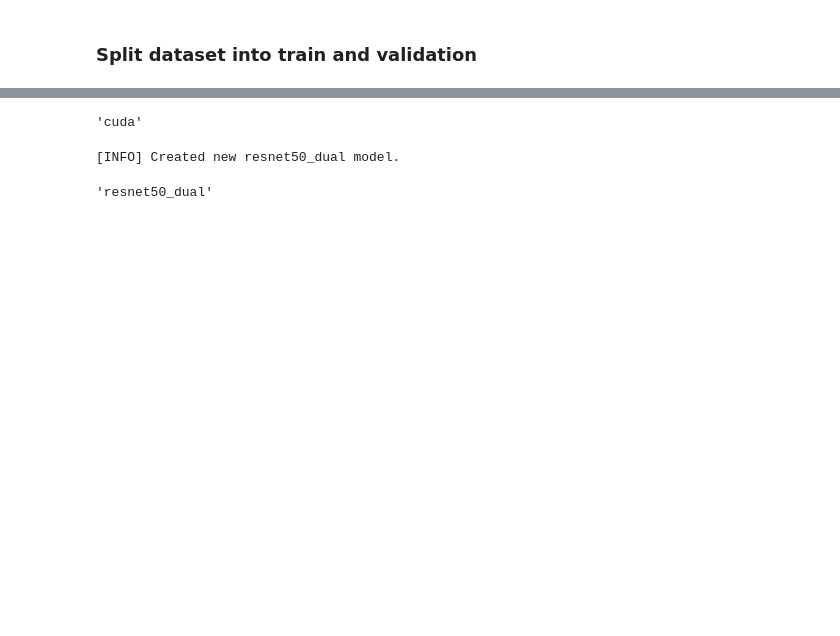
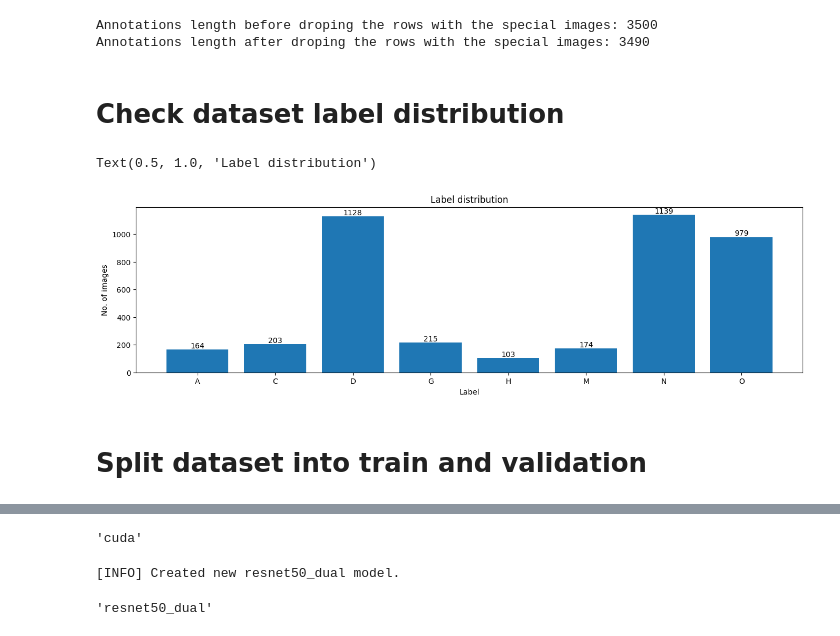
Before and after one commit to serdna1/ODIR-5K-multi-label-classification, a Jupyter notebook: experiments/experiment_0/experiment_0.ipynb, the cells around one changed output, grey strips where cells are left out. Cells and saved outputs as stored; diff of their text form; code cells hidden in the pictures; blank space fills up the shorter version.

```diff
--- a/experiments/experiment_0/experiment_0.ipynb
+++ b/experiments/experiment_0/experiment_0.ipynb
@@ -0,0 +55,10 @@
+# %%
+import pandas as pd
+
+original_annotations_path = '../../data/annotations/annotations.xlsx'
+annotations_path = 'data/annotations.xlsx'
+
+odir_df = pd.read_excel(original_annotations_path)
+
+patients_to_drop_df = odir_df[odir_df['Left-Fundus'].isin(special_images) | odir_df['Right-Fundus'].isin(special_images)]
+patients_to_drop_df
@@ -1,3 +77,40 @@
+# %%
+from pathlib import Path
+
+print(f'Annotations length before droping the rows with the special images: {len(odir_df)}')
+
+odir_df = odir_df.drop(patients_to_drop_df.index) # Drop the special patients
+Path('data/').mkdir(parents=True, exist_ok=True) # Create the experiment data folder
+odir_df.to_excel(annotations_path) # Save annotations without the special patients
+
+print(f'Annotations length after droping the rows with the special images: {len(odir_df)}')
+# %% [output]
+Annotations length before droping the rows with the special images: 3500
+Annotations length after droping the rows with the special images: 3490
+# %% [markdown]
+# Check dataset label distribution
+# %%
+label_names = ['A','C','D','G','H','M','N','O']
+
+total_label_list = []
+for label in label_names:
+    total_label = int(odir_df.loc[:, [label]].sum())
+    total_label_list.append(total_label)
+
+plt.figure(figsize=(16,4))
+
+bar = plt.bar(label_names, total_label_list)
+
+for rect in bar:
+    height = rect.get_height()
+    plt.text(rect.get_x() + rect.get_width() / 2.0, height, f'{height:.0f}', ha='center', va='bottom')
+
+plt.xlabel(f'Label')
+plt.ylabel(f'No. of images')
+plt.title(f'Label distribution')
+# %% [output]
+Text(0.5, 1.0, 'Label distribution')
+[figure, added]
 # %% [markdown]
-### Split dataset into train and validation
+# Split dataset into train and validation
 # %%
```
Also changed, not shown: parts of 32 cells of this notebook.
